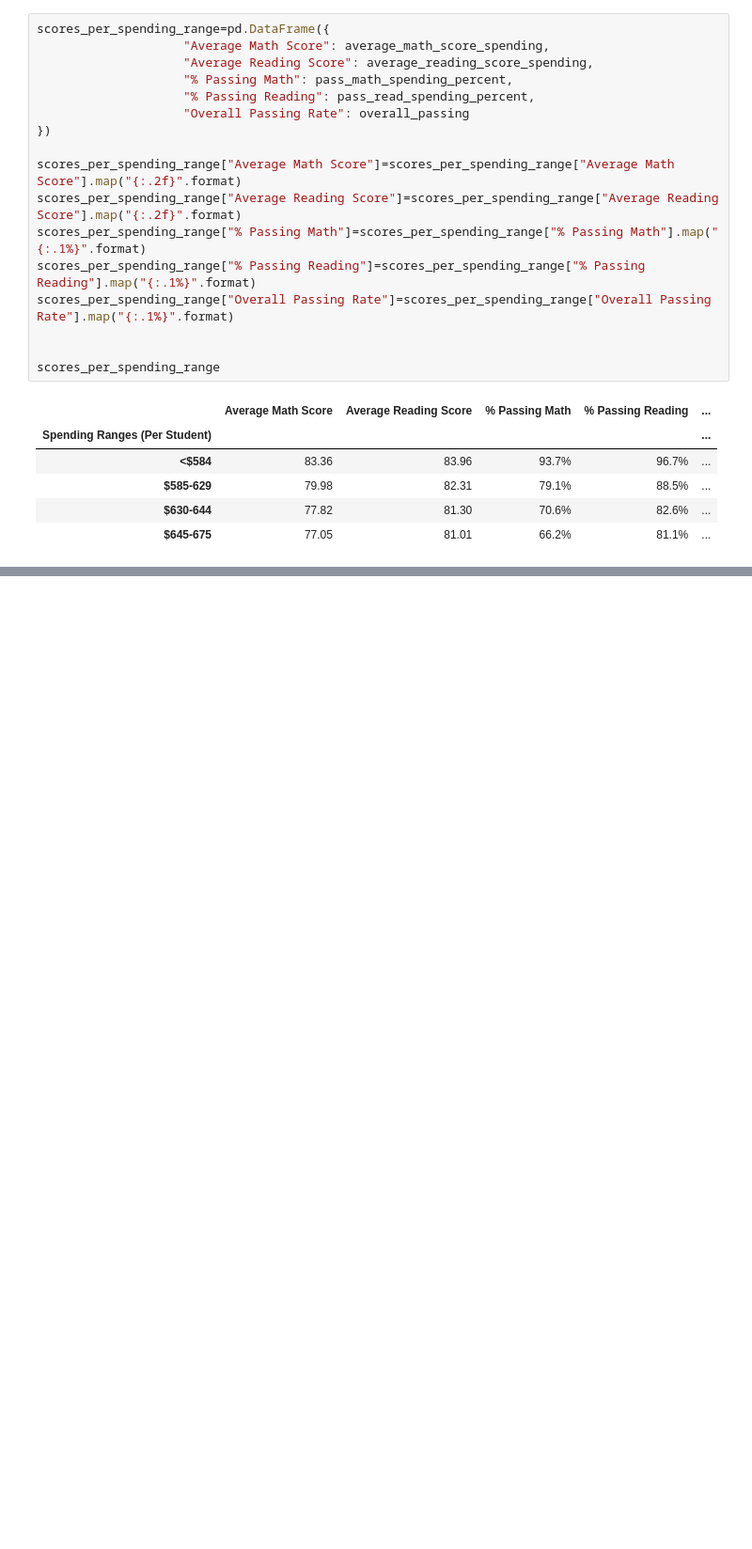
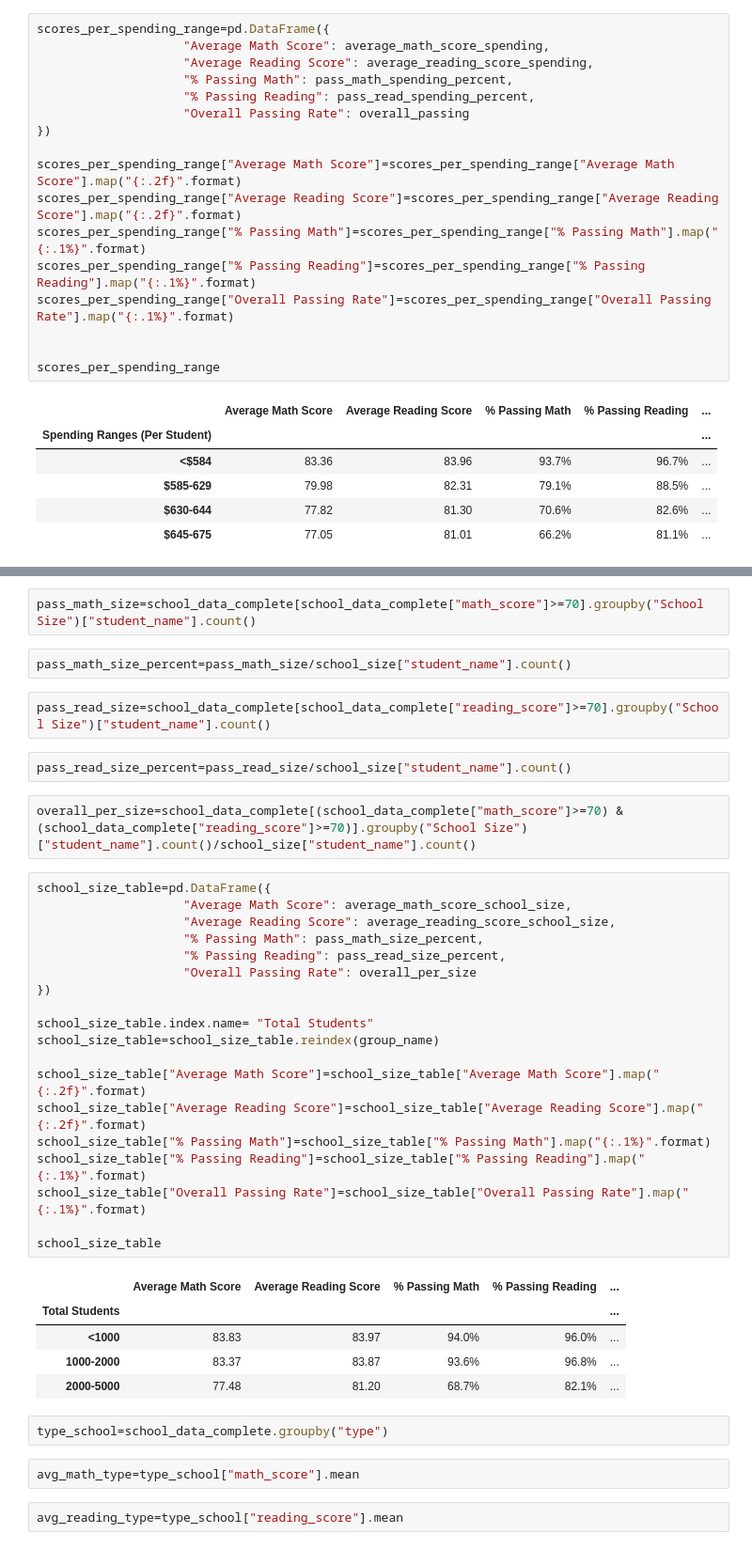
Before and after one commit to drjulie2105/pandas-challenge, a Jupyter notebook: PyCitySchools/PyCitySchools_starter.ipynb, the cells around one changed output, grey strips where cells are left out. Shown: that part at 94% size. Drawn from its saved outputs; the diff is of its cells as text; blank space fills up the shorter version.

Commit message:
Updated through School Size table

```diff
--- a/PyCitySchools/PyCitySchools_starter.ipynb
+++ b/PyCitySchools/PyCitySchools_starter.ipynb
@@ -351 +362,42 @@ scores_per_spending_range
+# %%
+pass_math_size=school_data_complete[school_data_complete["math_score"]>=70].groupby("School Size")["student_name"].count()
+# %%
+pass_math_size_percent=pass_math_size/school_size["student_name"].count()
+# %%
+pass_read_size=school_data_complete[school_data_complete["reading_score"]>=70].groupby("School Size")["student_name"].count()
+# %%
+pass_read_size_percent=pass_read_size/school_size["student_name"].count()
+# %%
+overall_per_size=school_data_complete[(school_data_complete["math_score"]>=70) & (school_data_complete["reading_score"]>=70)].groupby("School Size")["student_name"].count()/school_size["student_name"].count()
+# %%
+school_size_table=pd.DataFrame({
+                    "Average Math Score": average_math_score_school_size,
+                    "Average Reading Score": average_reading_score_school_size,
+                    "% Passing Math": pass_math_size_percent,
+                    "% Passing Reading": pass_read_size_percent,
+                    "Overall Passing Rate": overall_per_size
+})
+
+school_size_table.index.name= "Total Students"
+school_size_table=school_size_table.reindex(group_name)
+
+school_size_table["Average Math Score"]=school_size_table["Average Math Score"].map("{:.2f}".format)
+school_size_table["Average Reading Score"]=school_size_table["Average Reading Score"].map("{:.2f}".format)
+school_size_table["% Passing Math"]=school_size_table["% Passing Math"].map("{:.1%}".format)
+school_size_table["% Passing Reading"]=school_size_table["% Passing Reading"].map("{:.1%}".format)
+school_size_table["Overall Passing Rate"]=school_size_table["Overall Passing Rate"].map("{:.1%}".format)
+
+school_size_table
+# %% [output]
+|  | Average Math Score | Average Reading Score | % Passing Math | % Passing Reading | ... |
+| Total Students |  |  |  |  | ... |
+| <1000 | 83.83 | 83.97 | 94.0% | 96.0% | ... |
+| 1000-2000 | 83.37 | 83.87 | 93.6% | 96.8% | ... |
+| 2000-5000 | 77.48 | 81.20 | 68.7% | 82.1% | ... |
+# %%
+type_school=school_data_complete.groupby("type")
+# %%
+avg_math_type=type_school["math_score"].mean
+# %%
+avg_reading_type=type_school["reading_score"].mean
 # %% [markdown]
```
Also changed, not shown: parts of 10 cells of this notebook.
